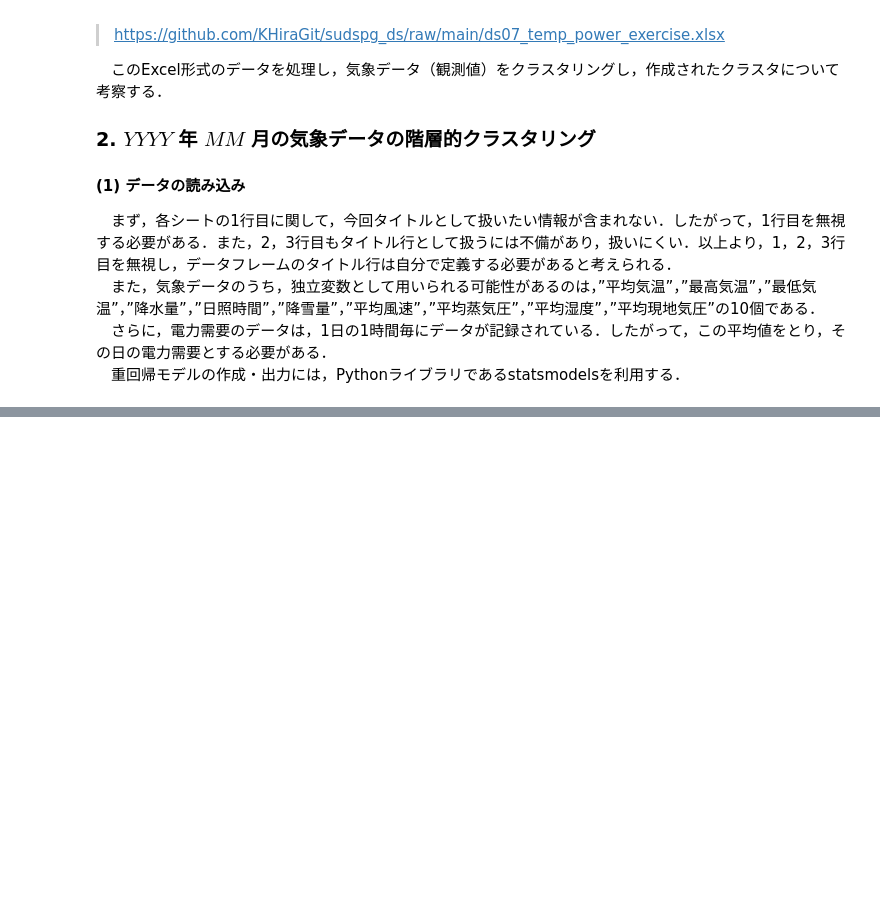
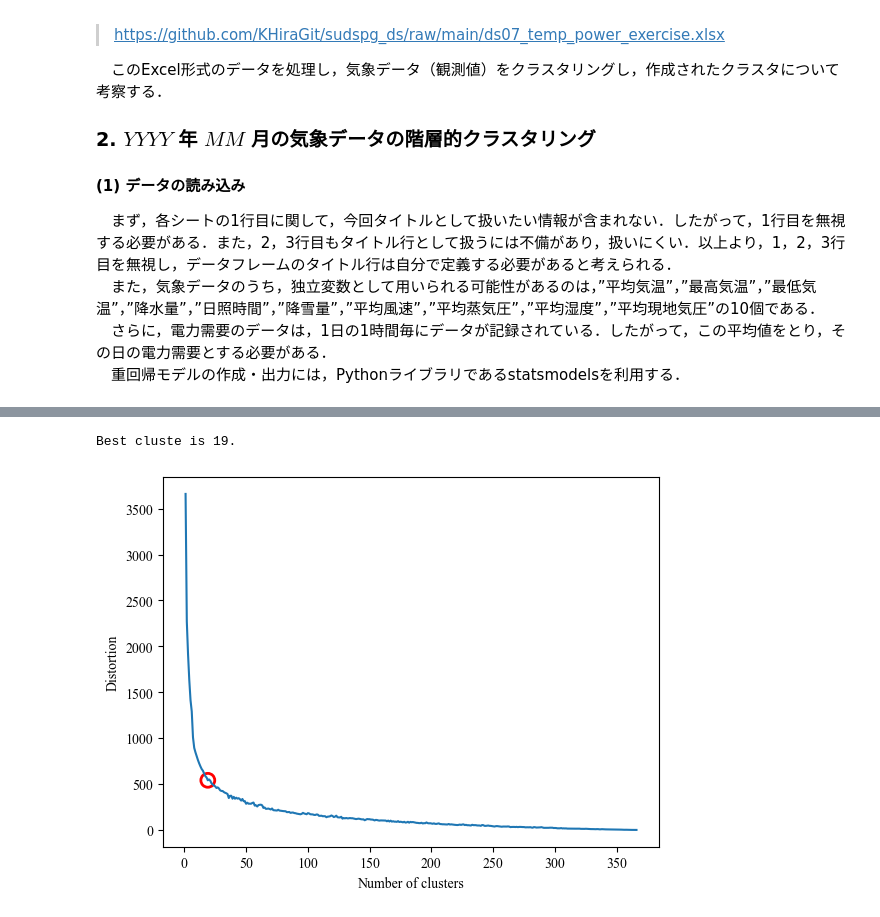
Before and after one commit to hatakeke/Data-Science---Basic, a Jupyter notebook: 第12回/第12回.ipynb, the cells around one changed output, grey strips where cells are left out. Saved outputs shown, nothing was run; the diff lists cells and outputs as text; code cells hidden in the pictures; blank space fills up the shorter version.

```diff
--- a/第12回/第12回.ipynb
+++ b/第12回/第12回.ipynb
@@ -233,20 +123,0 @@ Best depth: 1, Best test F score: 0.3548387096774194
-# %%
-# 決定木モデルを可視化
-_depth = best_depth
-clf = DecisionTreeClassifier(criterion='entropy', max_depth=_depth)
-clf = clf.fit(X_train, Y_train)
-print('Max depth:', _depth)
-print('F score:', f1_score(Y_test, clf.predict(X_test), average="micro"))
-plt.figure(figsize=(16, 9))
-plt.rcParams['font.family'] = 'MS Gothic'
-plot_tree(clf, filled=True, feature_names=X_name, class_names=list(clf.classes_), rounded=True, fontsize=10)
-plt.show()
-
-# 各説明変数の重要度（寄与率）を計算して描画
-importances = clf.feature_importances_
-plt.figure(figsize=(16, 9))
-plt.rcParams['font.size'] = 10.5
-plt.rcParams['font.family'] = 'MS Gothic'
-plt.barh(range(len(X_name)), clf.feature_importances_)
-plt.yticks(ticks=np.arange(len(X_name)), labels=X_name)
-plt.show()
@@ -376,0 +131,28 @@ F score: 0.45161290322580644
+# %%
+# クラスタ数を決定するために距離の総計を確認
+distortions = []
+n = len(X_weather)
+for i in range(1, n+1):
+    km = KMeans(n_clusters=i, init='random', random_state=1)
+    km.fit(X_weather)
+    distortions.append(km.inertia_)
+
+
+# Elbow法による最適なクラスタ数の探索
+kl = KneeLocator(range(1, n+1), distortions, curve='convex', direction='decreasing')
+best_cluster = kl.elbow
+print(f'Best cluste is {best_cluster}.')
+
+
+# グラフの描画
+plt.figure()
+plt.rcParams['font.family'] = 'Times New Roman'
+plt.plot(range(1, n+1), distortions)
+plt.scatter(best_cluster, distortions[best_cluster-1], s=100, facecolors='none', edgecolors='red', linewidths=2)
+# plt.xticks(range(1, n+1, 1))
+plt.xlabel('Number of clusters')
+plt.ylabel('Distortion')
+plt.show()
+# %% [output]
+Best cluste is 19.
+[figure, added]
```
Also changed, not shown: parts of 23 cells of this notebook, 2 other files.
